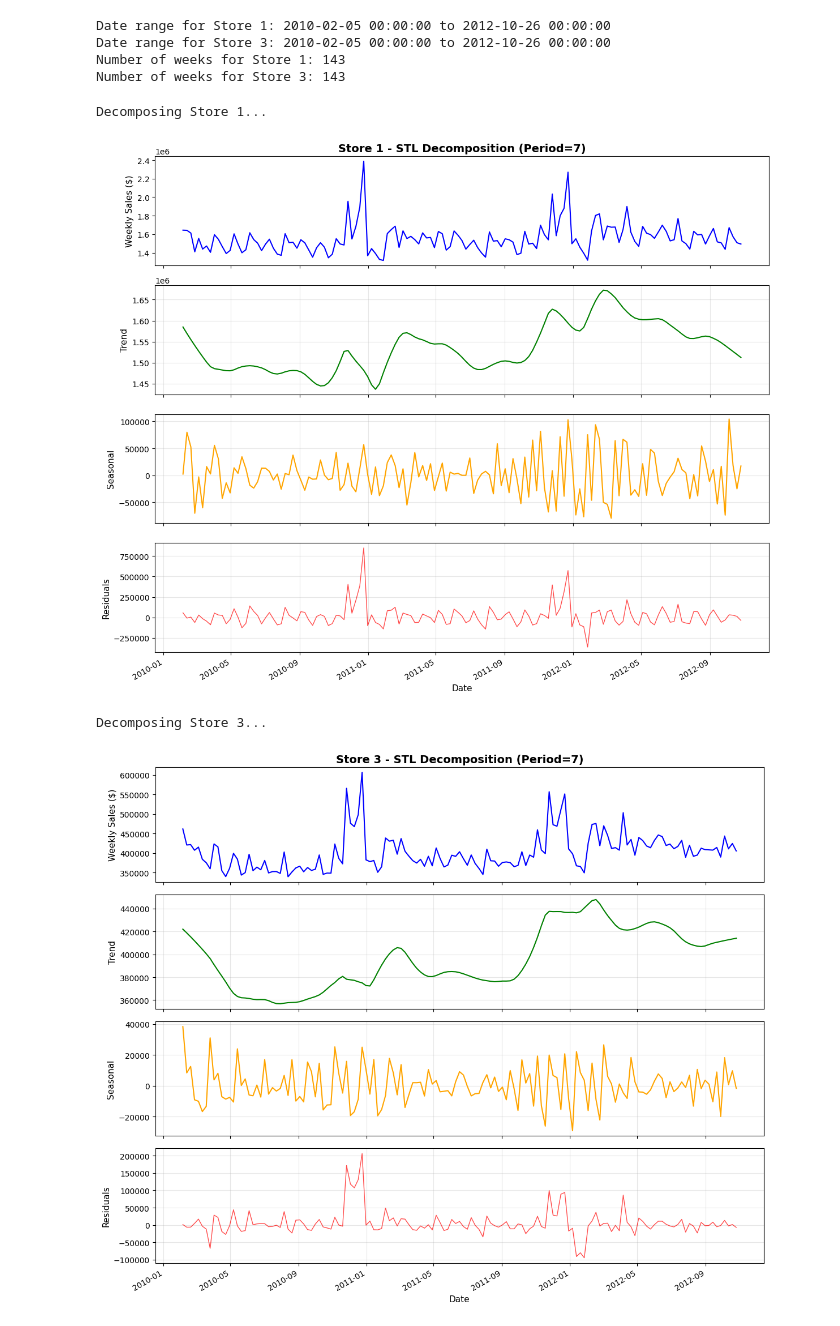
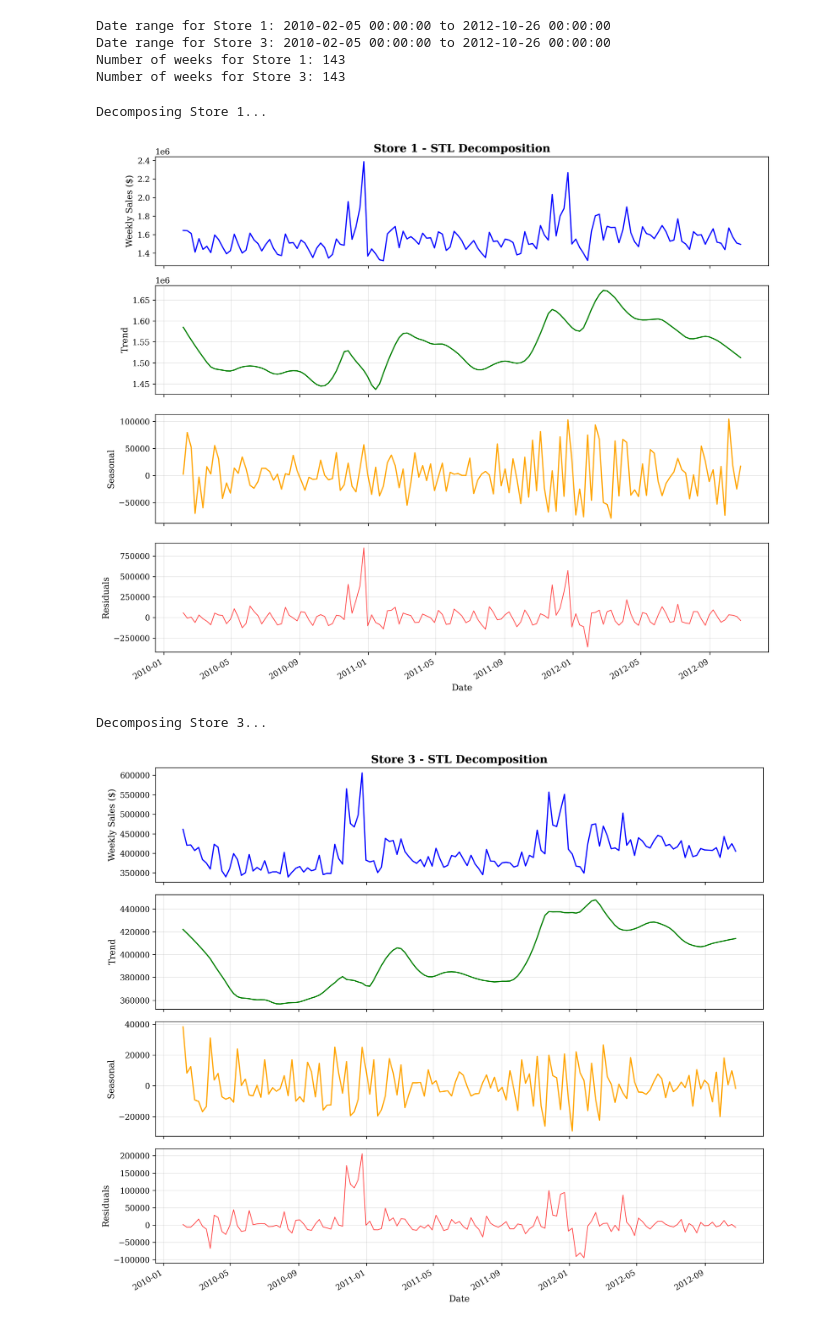
Before and after one commit to Aheer-Sravon/SARIMA_LSTM_FBPROPHET, a Jupyter notebook: notebooks/Walmart Decomposition.ipynb, the cells around one changed output. Drawn from its saved outputs; the diff is of its cells as text; code cells hidden in the pictures.

```diff
--- a/notebooks/Walmart Decomposition.ipynb
+++ b/notebooks/Walmart Decomposition.ipynb
@@ -5,6 +5,18 @@ import numpy as np
 import pandas as pd
 import matplotlib.pyplot as plt
 from statsmodels.tsa.seasonal import STL
+import matplotlib as mpl
+
+# Set publication-quality style
+mpl.rcParams['font.family'] = 'serif'
+mpl.rcParams['font.serif'] = ['Times New Roman', 'DejaVu Serif', 'STIXGeneral']
+mpl.rcParams['font.size'] = 10
+mpl.rcParams['axes.labelsize'] = 11
+mpl.rcParams['axes.titlesize'] = 12
+mpl.rcParams['xtick.labelsize'] = 10
+mpl.rcParams['ytick.labelsize'] = 10
+mpl.rcParams['legend.fontsize'] = 10
+mpl.rcParams['figure.dpi'] = 300
 # %%
 # Load the data
 df = pd.read_csv('../data/preprocessed/walmart/walmart.csv')  # If you have it as a file
@@ -92,7 +104,7 @@ def decompose_store_sales(store_id, period=52, figsize=(12, 10)):
 
     ax1.plot(decomposition.observed, color='blue', linewidth=1.5)
     ax1.set_ylabel('Weekly Sales ($)', fontsize=11)
-    ax1.set_title(f'Store {store_id} - STL Decomposition (Period={period})', fontsize=14, fontweight='bold')
+    ax1.set_title(f'Store {store_id} - STL Decomposition', fontsize=14, fontweight='bold')
 
     ax2.plot(decomposition.trend, color='green', linewidth=1.5)
     ax2.set_ylabel('Trend', fontsize=11)
@@ -119,36 +131,36 @@ print("\nDecomposing Store 1...")
 fig1, decomp1 = decompose_store_sales(1, period=7)
 plt.savefig('../figures/walmart_forecast_plots/store1_decomposition.png', dpi=300, bbox_inches='tight')
 plt.show()
 
 # Decompose Store 3
 print("\nDecomposing Store 3...")
 fig2, decomp2 = decompose_store_sales(3, period=7)
 plt.savefig('../figures/walmart_forecast_plots/store3_decomposition.png', dpi=300, bbox_inches='tight')
 plt.show()
 
 # Optional: Print summary statistics for both decompositions
 print("\n" + "="*60)
 print("DECOMPOSITION SUMMARY")
 print("="*60)
 
 for store_id, decomp in [(1, decomp1), (3, decomp2)]:
     print(f"\nStore {store_id}:")
     print(f"  Original Data: ${decomp.observed.mean():,.2f} mean, ${decomp.observed.std():,.2f} std")
     print(f"  Trend: ${decomp.trend.mean():,.2f} mean")
     print(f"  Seasonal: Amplitude of ${decomp.seasonal.std():,.2f}")
     print(f"  Residuals: ${decomp.resid.mean():,.2f} mean, ${decomp.resid.std():,.2f} std")
 
     # Calculate strength of components
     seasonal_strength = max(0, 1 - decomp.resid.var() / (decomp.trend + decomp.resid).var())
     trend_strength = max(0, 1 - decomp.resid.var() / (decomp.seasonal + decomp.resid).var())
 
     print(f"  Seasonal Strength: {seasonal_strength:.2%}")
     print(f"  Trend Strength: {trend_strength:.2%}")
 # %% [output]
 Decomposing Store 1...
-[figure, old version]
+[figure, new version]
 Decomposing Store 3...
-[figure, old version]
+[figure, new version]
 ============================================================
 DECOMPOSITION SUMMARY
 ============================================================
```
Also changed, not shown: parts of 1 cell of this notebook, 25 other files.
